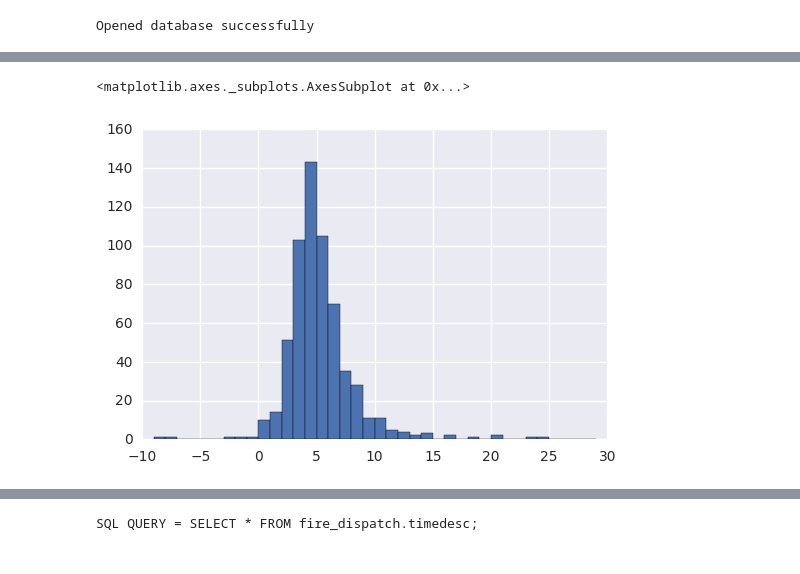
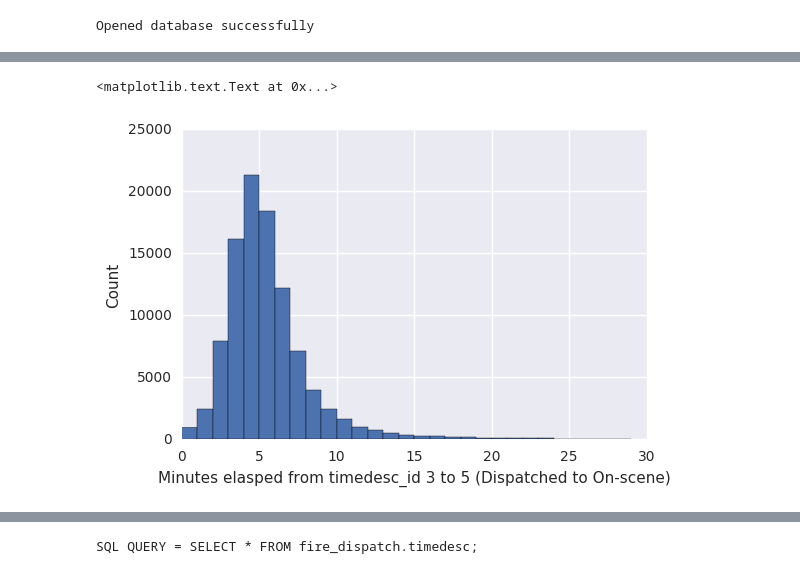
Before and after one commit to sky-t/hack-or-emergency-response, a Jupyter notebook: Fire Dispatch EDA.ipynb, the cells around one changed output, grey strips where cells are left out. Cells and saved outputs as stored; diff of their text form; code cells hidden in the pictures.

Commit message:
Update Fire Dispatch EDA notebook

```diff
--- a/Fire Dispatch EDA.ipynb
+++ b/Fire Dispatch EDA.ipynb
@@ -172,5 +167,5 @@ Timestamp('2014-09-22 08:35:41')
 # %%
-df1_nd = df1[df1.duplicated(['Incident_ID','TimeDesc_ID'],keep = 'first') == False]
+df1_nd = df1[df1.duplicated(['incident_id','timedesc_id'],keep = 'first') == False]
 # %%
 # here is function that calculates time deltas
 
@@ -221,0 +205,8 @@ Name: TimeDelta_5-3, dtype: timedelta64[ns]
+# %%
+# use DataFrame.from_dict method to convert the dictionary object returned in the time_delta function to
+# a pandas df. Note using argument: orient = 'index' makes the dictionary keys into column headers.
+
+#print(time_delta(df1_nd))
+time_delta_df = pd.DataFrame.from_dict(time_delta(df1_nd), orient = 'index')
+time_delta_df.index.name = 'incident_id'
+time_delta_df.head(100)
@@ -259,5 +272,12 @@ Name: TimeDelta_5-3, dtype: float64
-# %%
-(time_delta_df.dropna() / pd.Timedelta(minutes=1)).hist(bins = range(-10,30,1))
-# %% [output]
-<matplotlib.axes._subplots.AxesSubplot at 0x...>
-[figure, removed]
+# %%
+# remove null and negative values
+# this link was helpful: http://stackoverflow.com/questions/24214941/python-pandas-dataframe-filter-negative-values
+clean3_5 = time_delta_df[time_delta_df.loc[:,'delta3-5'] > pd.Timedelta(0)].loc[:,'delta3-5'].dropna()/pd.Timedelta(minutes=1)
+clean3_10 = time_delta_df[time_delta_df.loc[:,'delta3-10'] > pd.Timedelta(0)].loc[:,'delta3-10'].dropna()/pd.Timedelta(minutes=1)
+# %%
+clean3_5.hist(bins=range(0,30,1))
+plt.xlabel('Minutes elasped from timedesc_id 3 to 5 (Dispatched to On-scene)')
+plt.ylabel('Count')
+# %% [output]
+<matplotlib.text.Text at 0x...>
+[figure, added]
```
Also changed, not shown: parts of 20 cells of this notebook.
